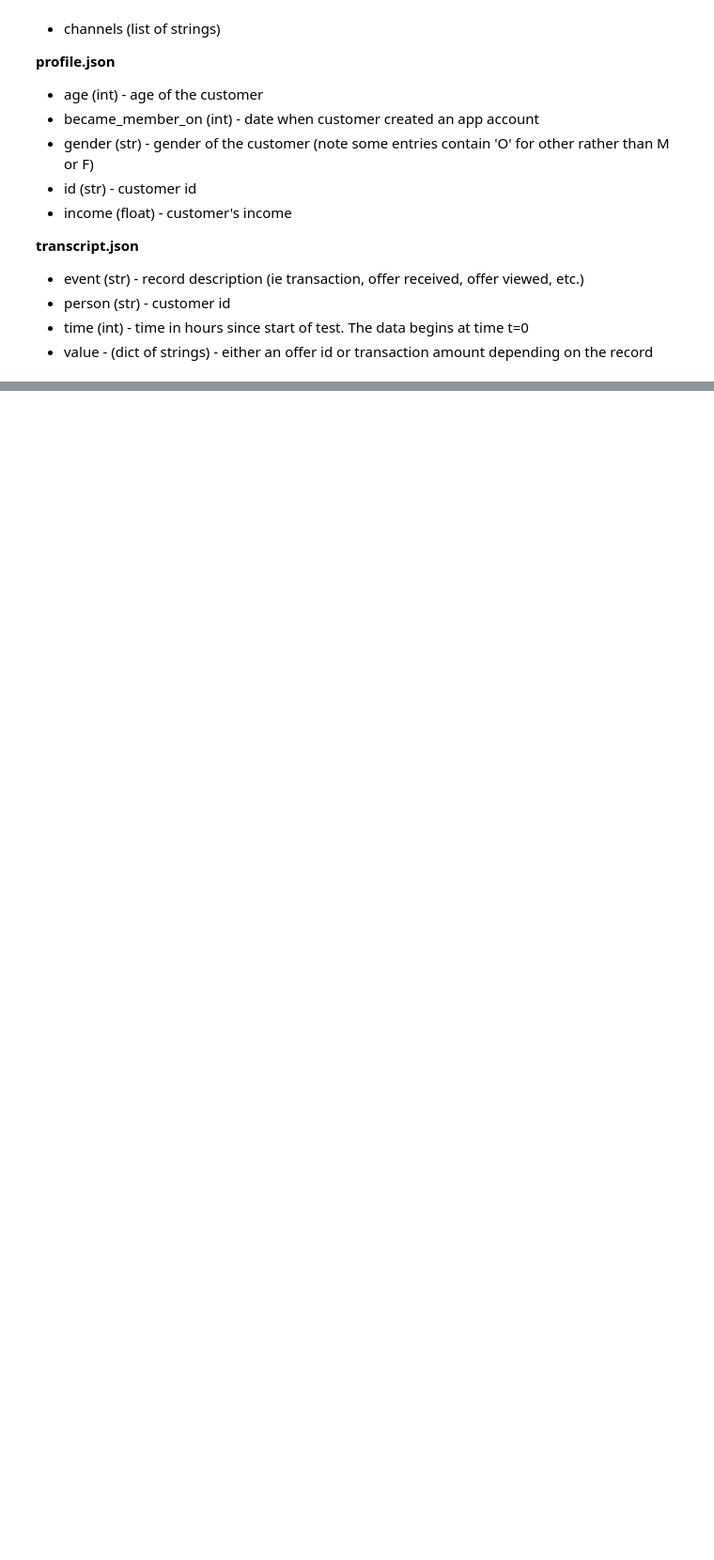
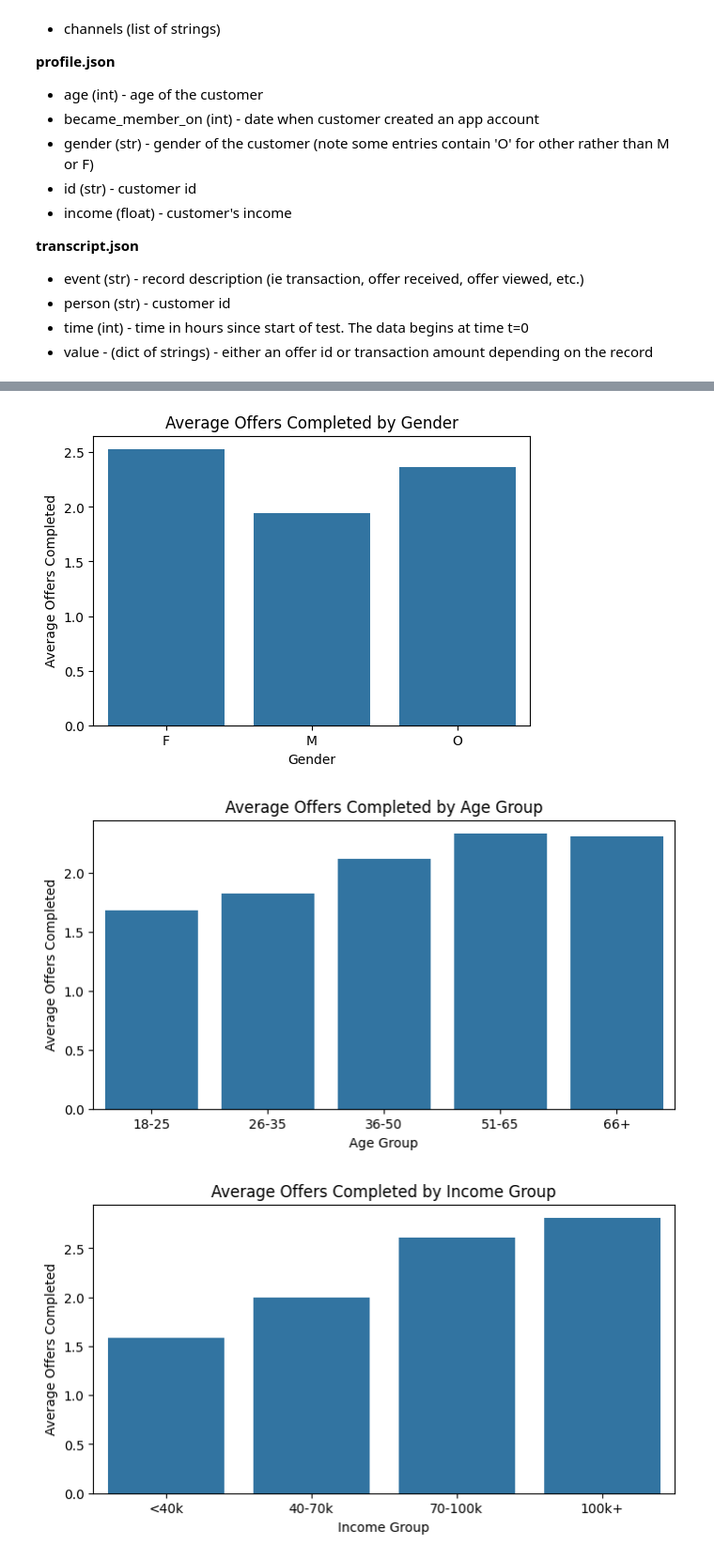
Before and after one commit to Abdualazem/Optimising-App-Offers-with-Starbucks, a Jupyter notebook: Starbucks_Capstone_notebook.ipynb, the cells around one changed output, grey strips where cells are left out. Shown: that part at 94% size. Cells and saved outputs as stored; diff of their text form; code cells hidden in the pictures; blank space fills up the shorter version.

```diff
--- a/Starbucks_Capstone_notebook.ipynb
+++ b/Starbucks_Capstone_notebook.ipynb
@@ -74,0 +329,39 @@ transcript = pd.read_json('data/transcript.json', orient='records', lines=True)
+# %%
+# 1. Offer completion rate by gender
+offer_completion_by_gender = profile_features.groupby('gender')['offers_completed'].mean().reset_index()
+plt.figure(figsize=(6,4))
+sns.barplot(x='gender', y='offers_completed', data=offer_completion_by_gender)
+plt.title('Average Offers Completed by Gender')
+plt.xlabel('Gender')
+plt.ylabel('Average Offers Completed')
+plt.show()
+
+# 2. Offer completion rate by age group
+profile_features['age_group'] = pd.cut(profile_features['age'], bins=[17, 25, 35, 50, 65, 120], labels=['18-25', '26-35', '36-50', '51-65', '66+'])
+offer_completion_by_age = profile_features.groupby('age_group')['offers_completed'].mean().reset_index()
+plt.figure(figsize=(8,4))
+sns.barplot(x='age_group', y='offers_completed', data=offer_completion_by_age)
+plt.title('Average Offers Completed by Age Group')
+plt.xlabel('Age Group')
+plt.ylabel('Average Offers Completed')
+plt.show()
+
+# 3. Offer completion rate by income group
+profile_features['income_group'] = pd.cut(profile_features['income'], bins=[0, 40000, 70000, 100000, 130000], labels=['<40k', '40-70k', '70-100k', '100k+'])
+offer_completion_by_income = profile_features.groupby('income_group')['offers_completed'].mean().reset_index()
+plt.figure(figsize=(8,4))
+sns.barplot(x='income_group', y='offers_completed', data=offer_completion_by_income)
+plt.title('Average Offers Completed by Income Group')
+plt.xlabel('Income Group')
+plt.ylabel('Average Offers Completed')
+plt.show()
+
+# 4. Correlation heatmap for numerical features
+plt.figure(figsize=(8,6))
+sns.heatmap(profile_features[['age', 'income', 'membership_duration', 'total_spend', 'offers_received', 'offers_viewed', 'offers_completed']].corr(), annot=True, cmap='Blues')
+plt.title('Correlation Heatmap of Customer Features')
+plt.show()
+# %% [output]
+[figure, added]
+[figure, added]
+[figure, added]
```
Also changed, not shown: parts of 24 cells of this notebook.
